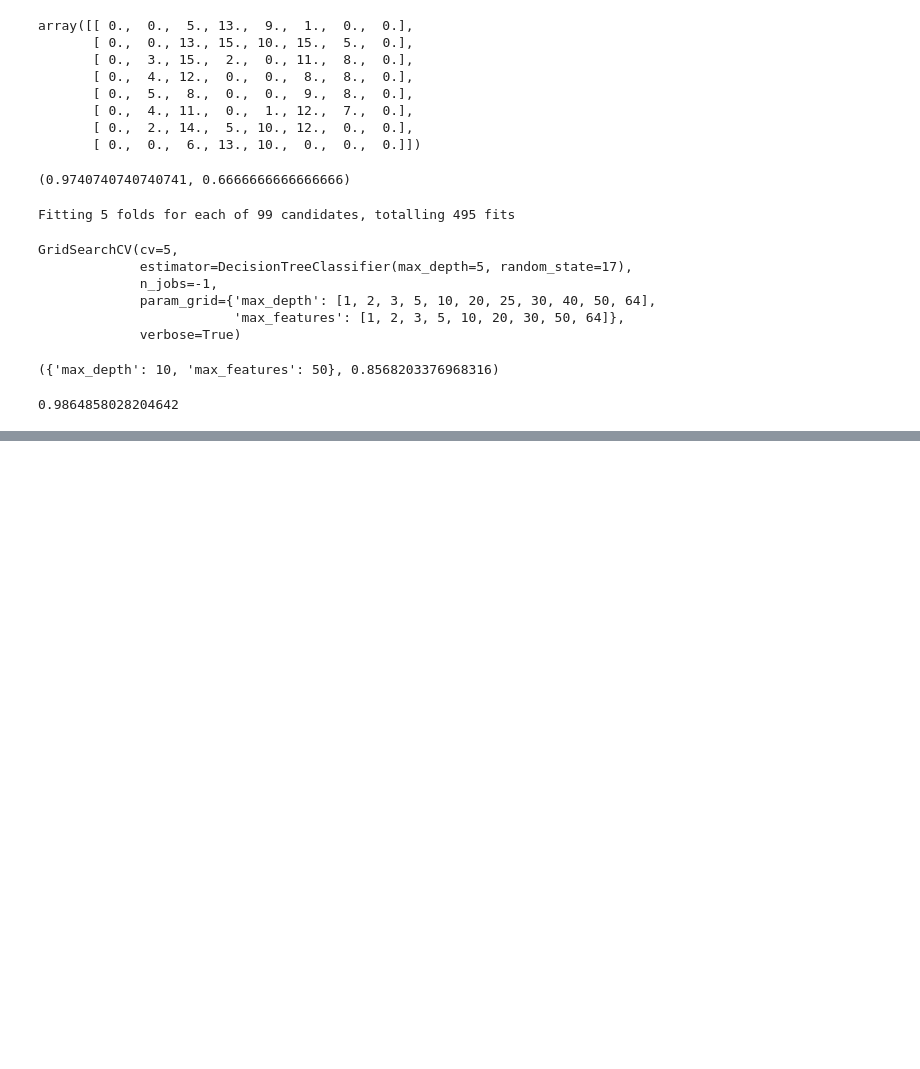
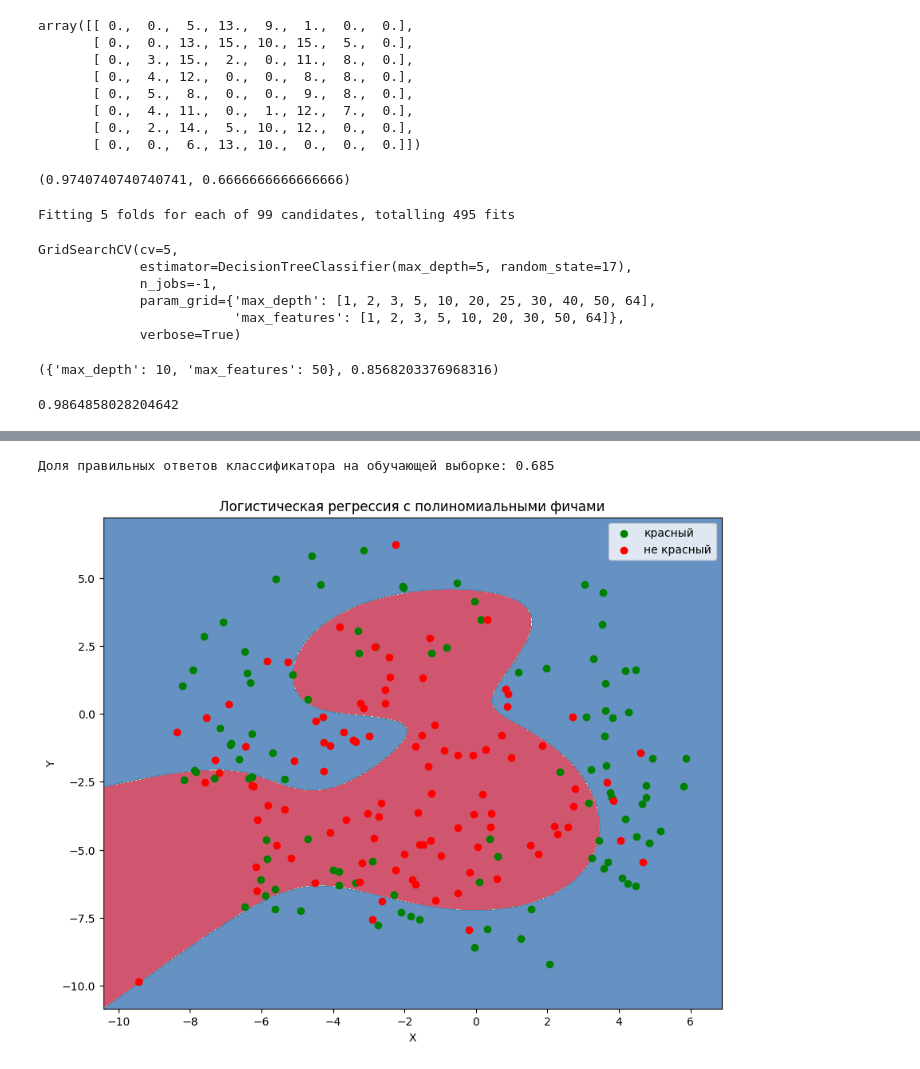
Before and after one commit to MeshcheryTapo4ek/Learning_Softarex, a Jupyter notebook: basic_learning/machine_learning.ipynb, the cells around one changed output, grey strips where cells are left out. Cells and saved outputs as stored; diff of their text form; code cells hidden in the pictures; blank space fills up the shorter version.

```diff
--- a/basic_learning/machine_learning.ipynb
+++ b/basic_learning/machine_learning.ipynb
@@ -204,0 +237,44 @@ np.mean(cross_val_score(KNeighborsClassifier(n_neighbors=1), X_train, y_train, c
+# %%
+
+from sklearn.preprocessing import PolynomialFeatures
+from sklearn.linear_model import LogisticRegression
+
+# Создание полиномиальных фич
+data = np.column_stack((data_x, data_y))
+poly = PolynomialFeatures(degree=4)
+data_poly = poly.fit_transform(data)
+
+C = 1e-2
+logit = LogisticRegression(C=C, n_jobs=-1, random_state=17)
+logit.fit(data_poly, data_label)
+
+# Функция для визуализации разделяющей границы
+def plot_boundary(clf, X, y, grid_step=.01, poly_featurizer=None):
+    x_min, x_max = X[:, 0].min() - 1, X[:, 0].max() + 1
+    y_min, y_max = X[:, 1].min() - 1, X[:, 1].max() + 1
+    xx, yy = np.meshgrid(np.arange(x_min, x_max, grid_step),
+                         np.arange(y_min, y_max, grid_step))
+    if poly_featurizer:
+        X_test = poly_featurizer.transform(np.c_[xx.ravel(), yy.ravel()])
+    else:
+        X_test = np.c_[xx.ravel(), yy.ravel()]
+    Z = clf.predict(X_test)
+    Z = Z.reshape(xx.shape)
+    plt.contourf(xx, yy, Z, cmap=plt.cm.Spectral, alpha=0.8)
+
+# Визуализация
+plot_boundary(logit, data, data_label, grid_step=.01, poly_featurizer=poly)
+
+plt.scatter(data_x[data_label == 1], data_y[data_label == 1], c='green', label='красный')
+plt.scatter(data_x[data_label == 0], data_y[data_label == 0], c='red', label='не красный')
+plt.xlabel("X")
+plt.ylabel("Y")
+plt.title('Логистическая регрессия с полиномиальными фичами')
+plt.legend()
+
+print("Доля правильных ответов классификатора на обучающей выборке:", round(logit.score(data_poly, data_label), 3))
+
+plt.show()
+# %% [output]
+Доля правильных ответов классификатора на обучающей выборке: 0.685
+[figure, added]
```
Also changed, not shown: parts of 27 cells of this notebook, 1 other file.
